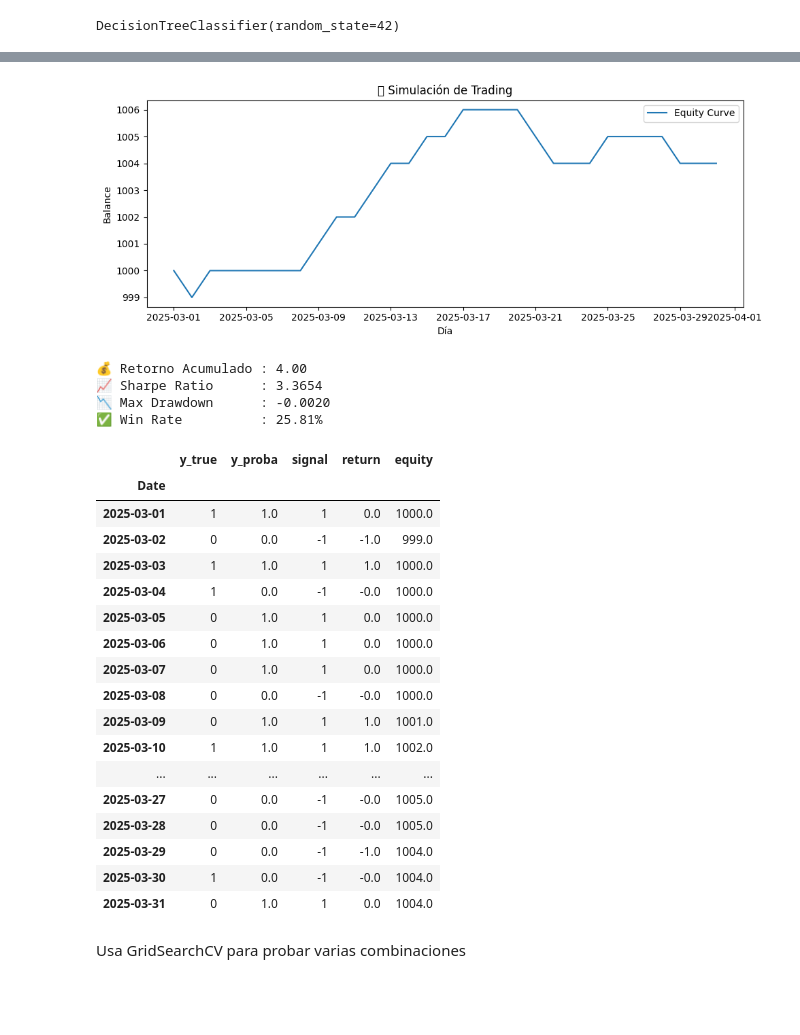
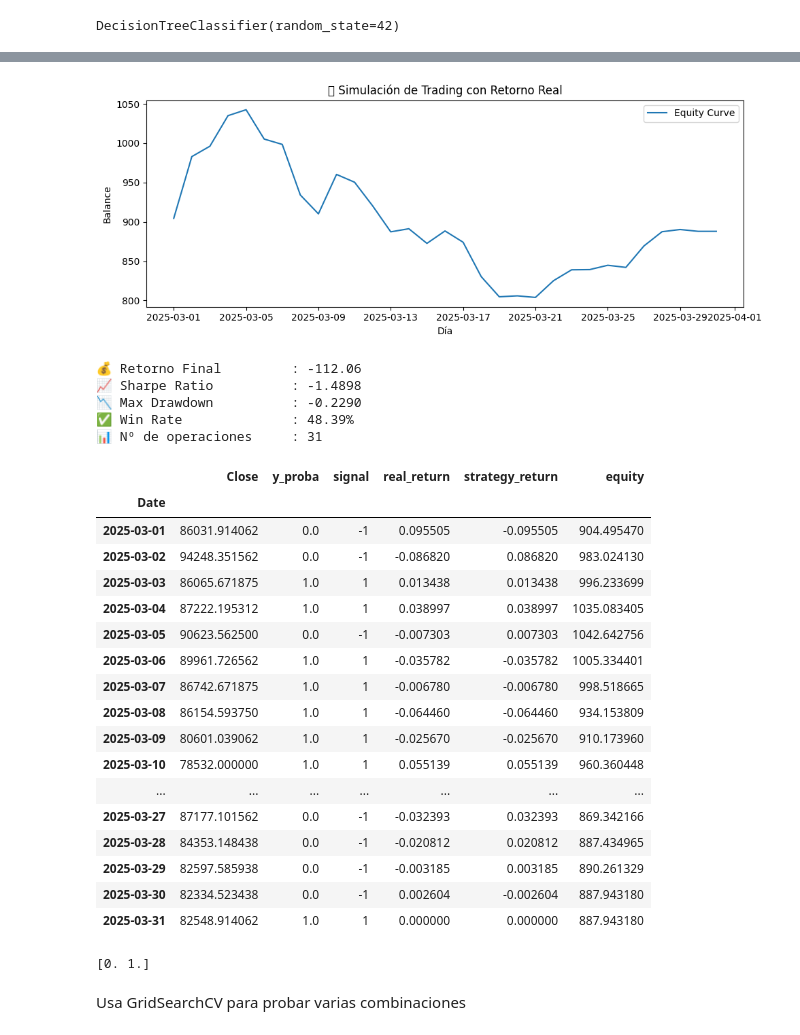
Before and after one commit to titusr099/project_trading_DT, a Jupyter notebook: notebooks/Roberth/3_Modeling.ipynb, the cells around one changed output, grey strips where cells are left out. Saved outputs shown, nothing was run; the diff lists cells and outputs as text; code cells hidden in the pictures; blank space fills up the shorter version.

```diff
--- a/notebooks/Roberth/3_Modeling.ipynb
+++ b/notebooks/Roberth/3_Modeling.ipynb
@@ -39,10 +37,8 @@ from sklearn.model_selection import train_test_split
 X = btc.drop(columns='target')
 y = btc['target']
 # %%
-# 2. Definir fechas para splits
-train_end = "2025-01-31"
-val_start = "2025-02-01"
-val_end = "2025-02-28"
+# 2. Definir fechas
+train_end = "2025-02-28"
 test_start = "2025-03-01"
-test_end = "2025-04-01"  # Último día disponible en tus datos
+test_end = "2025-04-12"  # ajusta si actualizas los datos
 # %%
@@ -216,30 +215,40 @@ weighted avg       0.43      0.42      0.42        31
 # %%
 y_proba = dt_model.predict_proba(X_test_kbest)[:, 1]
-simulate_trading(y_test, y_proba)
+
+
+simulate_trading_real_returns(
+    df_prices=X_test.copy(),  # debe contener al menos la columna 'Close'
+    y_proba=y_proba
+)
 # %% [output]
-[figure, old version]
+[figure, new version]
-💰 Retorno Acumulado : 4.00
-📈 Sharpe Ratio      : 3.3654
-📉 Max Drawdown      : -0.0020
-✅ Win Rate          : 25.81%
+💰 Retorno Final         : -112.06
+📈 Sharpe Ratio          : -1.4898
+📉 Max Drawdown          : -0.2290
+✅ Win Rate              : 48.39%
+📊 Nº de operaciones     : 31
-|  | y_true | y_proba | signal | return | equity |
-| Date |  |  |  |  |  |
-| 2025-03-01 | 1 | 1.0 | 1 | 0.0 | 1000.0 |
-| 2025-03-02 | 0 | 0.0 | -1 | -1.0 | 999.0 |
-| 2025-03-03 | 1 | 1.0 | 1 | 1.0 | 1000.0 |
-| 2025-03-04 | 1 | 0.0 | -1 | -0.0 | 1000.0 |
-| 2025-03-05 | 0 | 1.0 | 1 | 0.0 | 1000.0 |
-| 2025-03-06 | 0 | 1.0 | 1 | 0.0 | 1000.0 |
-| 2025-03-07 | 0 | 1.0 | 1 | 0.0 | 1000.0 |
-| 2025-03-08 | 0 | 0.0 | -1 | -0.0 | 1000.0 |
-| 2025-03-09 | 0 | 1.0 | 1 | 1.0 | 1001.0 |
-| 2025-03-10 | 1 | 1.0 | 1 | 1.0 | 1002.0 |
-| ... | ... | ... | ... | ... | ... |
-| 2025-03-27 | 0 | 0.0 | -1 | -0.0 | 1005.0 |
-| 2025-03-28 | 0 | 0.0 | -1 | -0.0 | 1005.0 |
-| 2025-03-29 | 0 | 0.0 | -1 | -1.0 | 1004.0 |
-| 2025-03-30 | 1 | 0.0 | -1 | -0.0 | 1004.0 |
-| 2025-03-31 | 0 | 1.0 | 1 | 0.0 | 1004.0 |
+|  | Close | y_proba | signal | real_return | strategy_return | equity |
+| Date |  |  |  |  |  |  |
+| 2025-03-01 | 86031.914062 | 0.0 | -1 | 0.095505 | -0.095505 | 904.495470 |
+| 2025-03-02 | 94248.351562 | 0.0 | -1 | -0.086820 | 0.086820 | 983.024130 |
+| 2025-03-03 | 86065.671875 | 1.0 | 1 | 0.013438 | 0.013438 | 996.233699 |
+| 2025-03-04 | 87222.195312 | 1.0 | 1 | 0.038997 | 0.038997 | 1035.083405 |
+| 2025-03-05 | 90623.562500 | 0.0 | -1 | -0.007303 | 0.007303 | 1042.642756 |
+| 2025-03-06 | 89961.726562 | 1.0 | 1 | -0.035782 | -0.035782 | 1005.334401 |
+| 2025-03-07 | 86742.671875 | 1.0 | 1 | -0.006780 | -0.006780 | 998.518665 |
+| 2025-03-08 | 86154.593750 | 1.0 | 1 | -0.064460 | -0.064460 | 934.153809 |
+| 2025-03-09 | 80601.039062 | 1.0 | 1 | -0.025670 | -0.025670 | 910.173960 |
+| 2025-03-10 | 78532.000000 | 1.0 | 1 | 0.055139 | 0.055139 | 960.360448 |
+| ... | ... | ... | ... | ... | ... | ... |
+| 2025-03-27 | 87177.101562 | 0.0 | -1 | -0.032393 | 0.032393 | 869.342166 |
+| 2025-03-28 | 84353.148438 | 0.0 | -1 | -0.020812 | 0.020812 | 887.434965 |
+| 2025-03-29 | 82597.585938 | 0.0 | -1 | -0.003185 | 0.003185 | 890.261329 |
+| 2025-03-30 | 82334.523438 | 0.0 | -1 | 0.002604 | -0.002604 | 887.943180 |
+| 2025-03-31 | 82548.914062 | 1.0 | 1 | 0.000000 | 0.000000 | 887.943180 |
+# %%
+print(np.unique(dt_model.predict_proba(X_test_kbest)[:, 1]))
+# %% [output]
+[0. 1.]
 # %% [markdown]
 Usa GridSearchCV para probar varias combinaciones
 # %%
```
Also changed, not shown: parts of 47 cells of this notebook, 5 other files.
